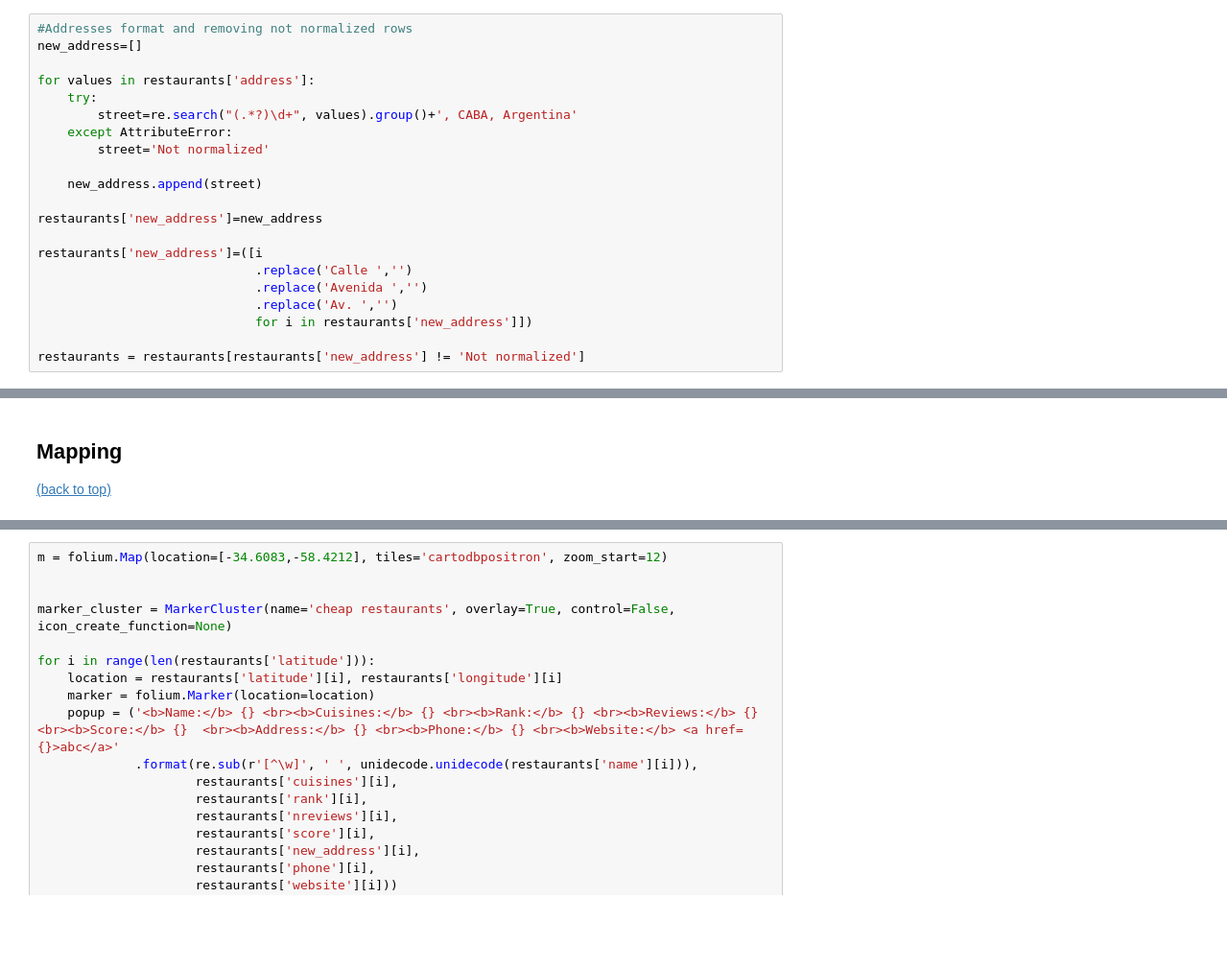
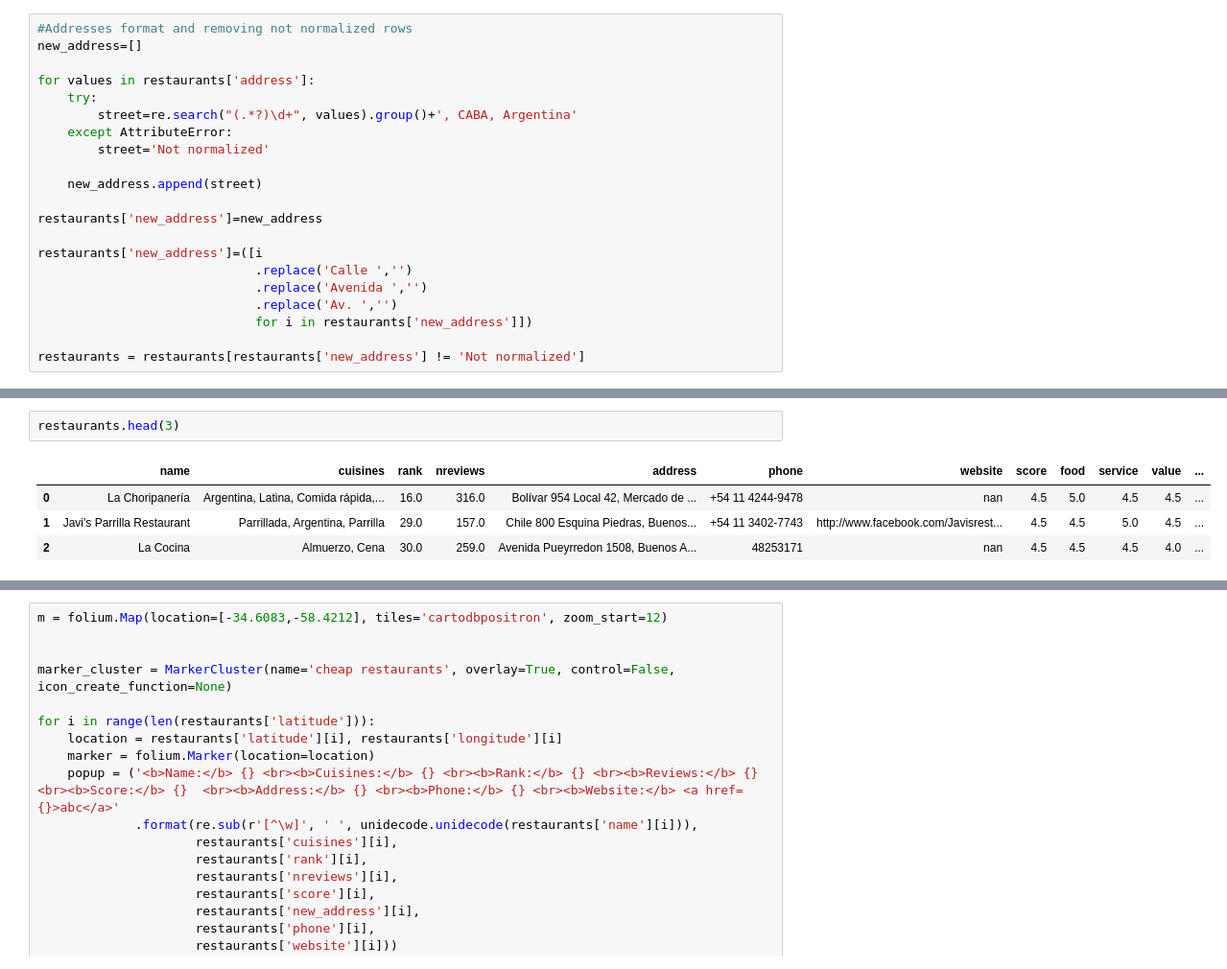
Before and after one commit to Nico-Mori/personal-projects, a Jupyter notebook: BA Food Map/BAfoodmap.ipynb, the cells around one changed output, grey strips where cells are left out. Shown at 96% size. Cells and saved outputs as stored; diff of their text form; blank space fills up the shorter version.

Commit message:
updated food map

```diff
--- a/BA Food Map/BAfoodmap.ipynb
+++ b/BA Food Map/BAfoodmap.ipynb
@@ -219,5 +256,7 @@ restaurants.head(2)
-# %% [markdown]
-<a id='mapping' />
-
-## Mapping
-[(back to top)](#content)
+# %%
+restaurants.head(3)
+# %% [output]
+|  | name | cuisines | rank | nreviews | address | phone | website | score | food | service | value | ... |
+| 0 | La Choripanería | Argentina, Latina, Comida rápida,... | 16.0 | 316.0 | Bolívar 954 Local 42, Mercado de ... | +54 11 4244-9478 | nan | 4.5 | 5.0 | 4.5 | 4.5 | ... |
+| 1 | Javi's Parrilla Restaurant | Parrillada, Argentina, Parrilla | 29.0 | 157.0 | Chile 800 Esquina Piedras, Buenos... | +54 11 3402-7743 | http://www.facebook.com/Javisrest... | 4.5 | 4.5 | 5.0 | 4.5 | ... |
+| 2 | La Cocina | Almuerzo, Cena | 30.0 | 259.0 | Avenida Pueyrredon 1508, Buenos A... | 48253171 | nan | 4.5 | 4.5 | 4.5 | 4.0 | ... |
```
Also changed, not shown: parts of 29 cells of this notebook, 7 other files.
